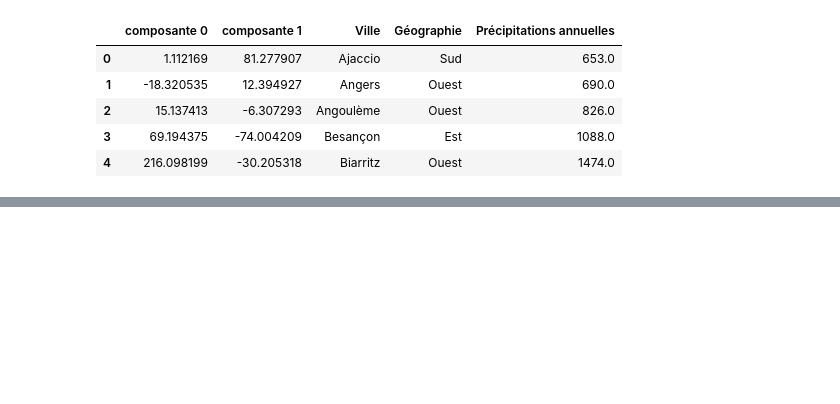
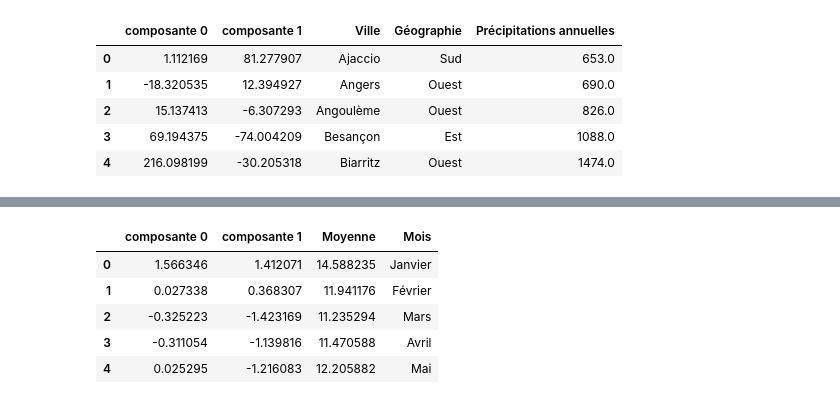
Before and after one commit to campusplage/compte-rendus-pellegrin-nagaratnam, a Jupyter notebook: TP2_sklearn.ipynb, the cells around one changed output, grey strips where cells are left out. Cells and saved outputs as stored; diff of their text form; code cells hidden in the pictures; blank space fills up the shorter version.

```diff
--- a/TP2_sklearn.ipynb
+++ b/TP2_sklearn.ipynb
@@ -511,0 +497,19 @@ plt.gca().legend(prop={'size': 19}, bbox_to_anchor=(1.55, 1.0));
+# %%
+# ACP du nombre de jours de pluie par mois
+data_mois = data['Jours de pluie']
+data_mois_t = data_mois.T
+data_mois_t['Moyenne'] = data_mois_t.mean(axis=1)
+pca_pluie = PCA(n_components=2, whiten = True)
+data_pca_mois = pandas.DataFrame(pca_pluie.fit_transform(data_mois_t.drop('Moyenne', axis = 1)))
+data_pca_mois.rename(columns={data_pca_mois.columns[0]: 'composante 0', data_pca_mois.columns[1]: 'composante 1'}, inplace = True)
+data_mois_t.reset_index('Mois', inplace = True)
+data_pca_mois['Moyenne'] = data_mois_t['Moyenne']
+data_pca_mois['Mois'] = data_mois_t['Mois']
+data_pca_mois.head()
+# %% [output]
+|  | composante 0 | composante 1 | Moyenne | Mois |
+| 0 | 1.566346 | 1.412071 | 14.588235 | Janvier |
+| 1 | 0.027338 | 0.368307 | 11.941176 | Février |
+| 2 | -0.325223 | -1.423169 | 11.235294 | Mars |
+| 3 | -0.311054 | -1.139816 | 11.470588 | Avril |
+| 4 | 0.025295 | -1.216083 | 12.205882 | Mai |
```
Also changed, not shown: parts of 4 cells of this notebook.
